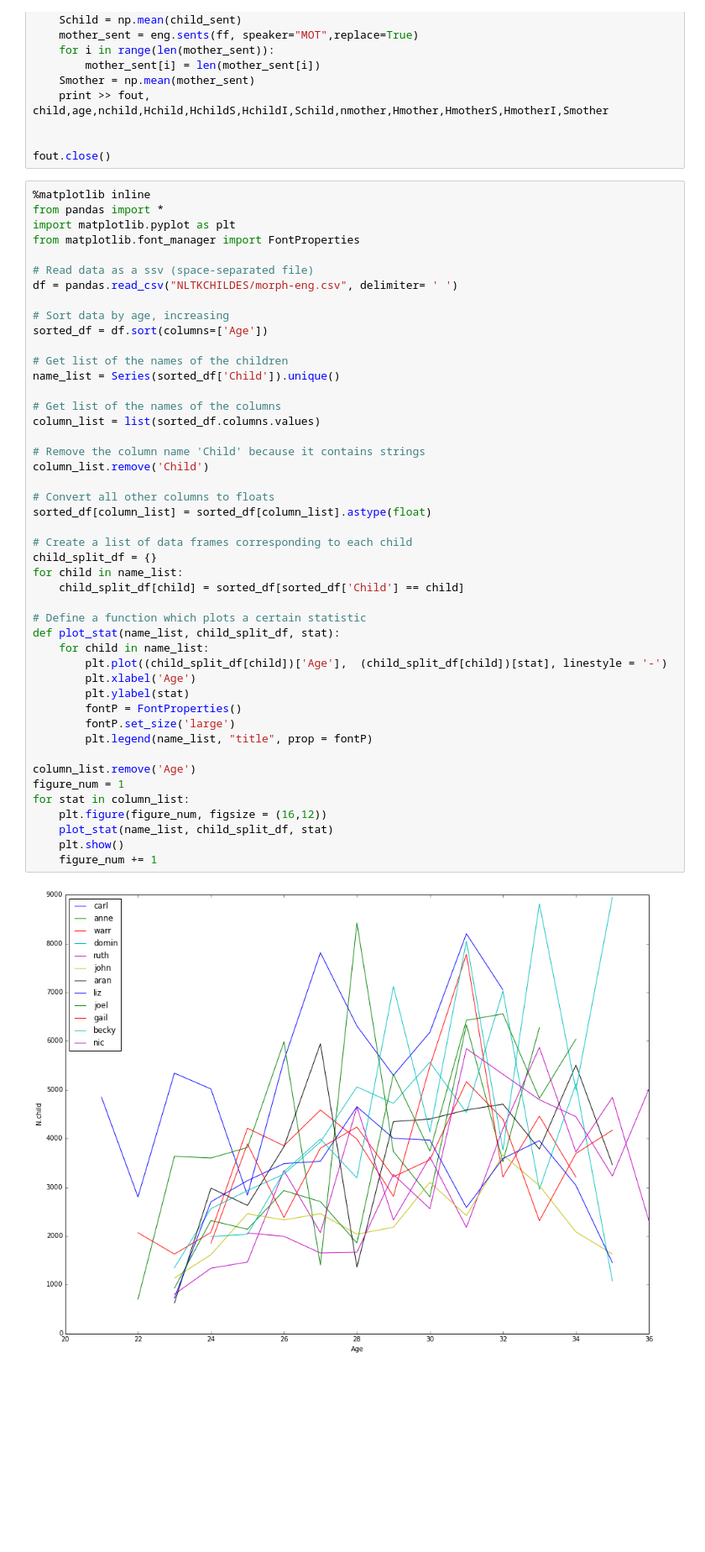
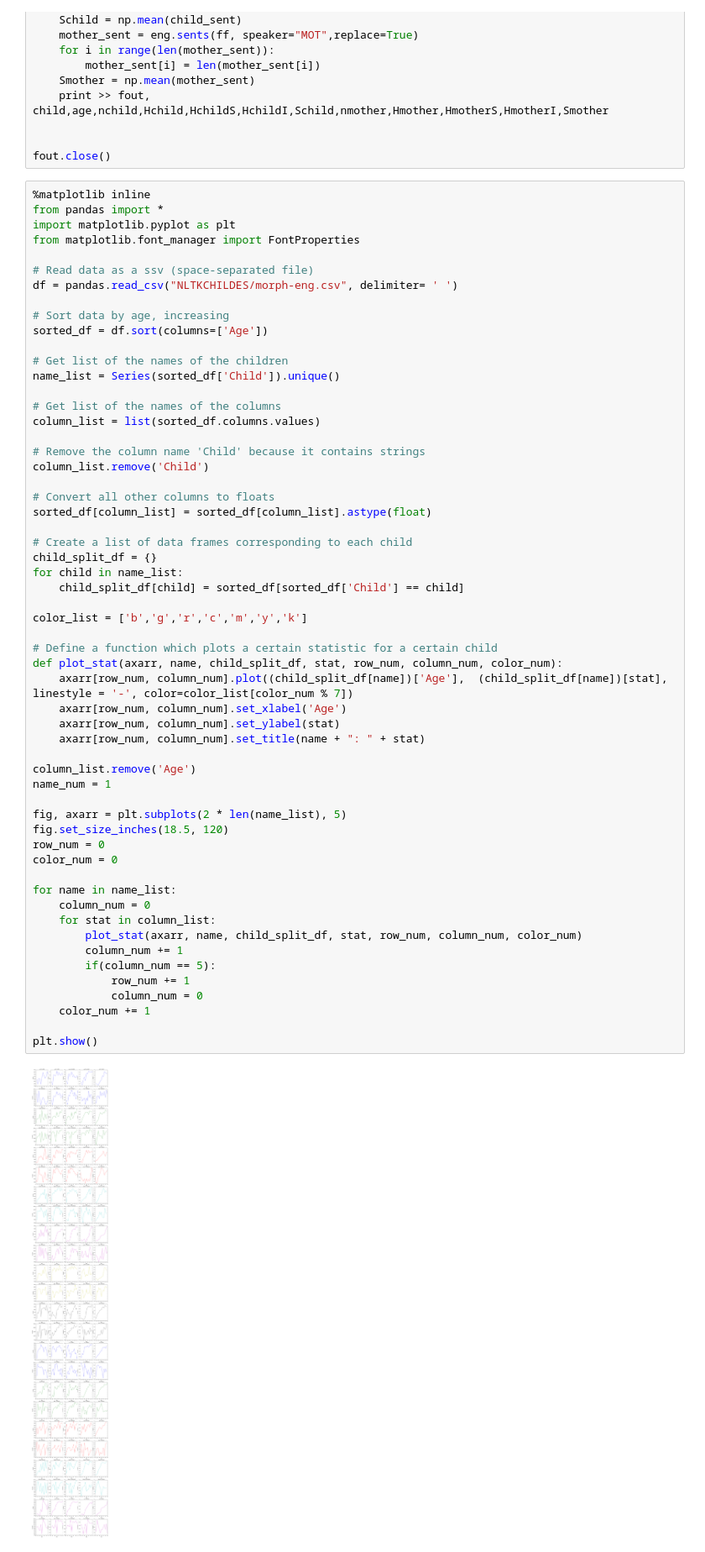
Before and after one commit to jirvin16/nltk_childes, a Jupyter notebook: CHILDES.ipynb, the cells around one changed output. Shown at 84% size. Saved outputs shown, nothing was run; the diff lists cells and outputs as text; blank space fills up the shorter version.

Commit message:
initial reorganization of graphs

```diff
--- a/CHILDES.ipynb
+++ b/CHILDES.ipynb
@@ -80,46 +80,57 @@ fout.close()
 from pandas import *
 import matplotlib.pyplot as plt
 from matplotlib.font_manager import FontProperties
 
 # Read data as a ssv (space-separated file)
 df = pandas.read_csv("NLTKCHILDES/morph-eng.csv", delimiter= ' ')
 
 # Sort data by age, increasing
 sorted_df = df.sort(columns=['Age'])
 
 # Get list of the names of the children
 name_list = Series(sorted_df['Child']).unique()
 
 # Get list of the names of the columns
 column_list = list(sorted_df.columns.values)
 
 # Remove the column name 'Child' because it contains strings
 column_list.remove('Child')
 
 # Convert all other columns to floats
 sorted_df[column_list] = sorted_df[column_list].astype(float)
 
 # Create a list of data frames corresponding to each child
 child_split_df = {}
 for child in name_list:
     child_split_df[child] = sorted_df[sorted_df['Child'] == child]
 
-# Define a function which plots a certain statistic
-def plot_stat(name_list, child_split_df, stat):
-    for child in name_list:
-        plt.plot((child_split_df[child])['Age'],  (child_split_df[child])[stat], linestyle = '-')
-        plt.xlabel('Age')
-        plt.ylabel(stat)
-        fontP = FontProperties()
-        fontP.set_size('large')
-        plt.legend(name_list, "title", prop = fontP)
+color_list = ['b','g','r','c','m','y','k']
+
+# Define a function which plots a certain statistic for a certain child
+def plot_stat(axarr, name, child_split_df, stat, row_num, column_num, color_num):
+    axarr[row_num, column_num].plot((child_split_df[name])['Age'],  (child_split_df[name])[stat], linestyle = '-', color=color_list[color_num % 7])
+    axarr[row_num, column_num].set_xlabel('Age')
+    axarr[row_num, column_num].set_ylabel(stat)
+    axarr[row_num, column_num].set_title(name + ": " + stat)
 
 column_list.remove('Age')
-figure_num = 1
-for stat in column_list:
-    plt.figure(figure_num, figsize = (16,12))
-    plot_stat(name_list, child_split_df, stat)
-    plt.show()
-    figure_num += 1
+name_num = 1
+
+fig, axarr = plt.subplots(2 * len(name_list), 5)
+fig.set_size_inches(18.5, 120)
+row_num = 0
+color_num = 0
+
+for name in name_list:
+    column_num = 0
+    for stat in column_list:
+        plot_stat(axarr, name, child_split_df, stat, row_num, column_num, color_num)
+        column_num += 1
+        if(column_num == 5):
+            row_num += 1
+            column_num = 0
+    color_num += 1
+
+plt.show()
 # %% [output]
-[figure, old version]
+[figure, new version]
```
Also changed, not shown: parts of 1 cell of this notebook.
